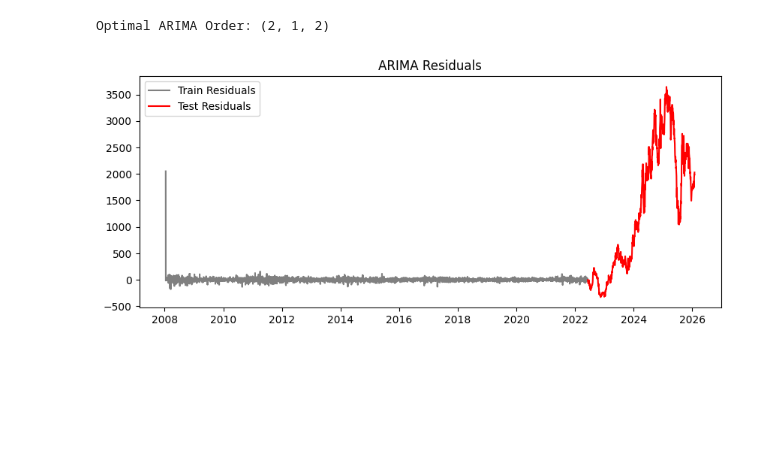
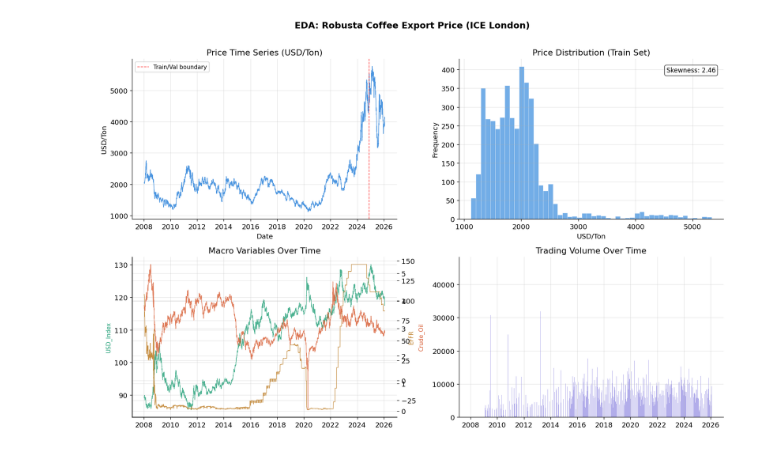
Before and after one commit to 2imMinh/demo, a Jupyter notebook: notebooks/02_model.ipynb, the cells around one changed output. Saved outputs shown, nothing was run; the diff lists cells and outputs as text; code cells hidden in the pictures; blank space fills up the shorter version.

```diff
--- a/notebooks/02_model.ipynb
+++ b/notebooks/02_model.ipynb
@@ -34,0 +56,7 @@ def dm_test(actual, pred1, pred2):
+# %%
+## 1.2 Data Loading & Integration
+df = pd.read_csv('Data/Processed/Cleaned_Multivariate_Data.csv')
+df['Date'] = pd.to_datetime(df['Date'])
+
+print(f"Dataset: {df.shape}  |  {df['Date'].min().date()} → {df['Date'].max().date()}")
+display(df.head())
@@ -34,0 +73,10 @@ def dm_test(actual, pred1, pred2):
+# %%
+# 2.1 Descriptive Statistics (Pure Train Isolation)
+N_GROSS_ROWS = len(df) - TEST_SIZE
+df_eda = df.iloc[:N_GROSS_ROWS].copy()
+
+print(f"EDA isolation: {len(df_eda)} rows  "
+      f"({df_eda['Date'].min().date()} → {df_eda['Date'].max().date()})")
+
+print("\n=== Descriptive Statistics (Pure Train) ===")
+display(df_eda[FEATURES].describe().round(2))
@@ -35,29 +96,43 @@ def dm_test(actual, pred1, pred2):
 # %%
-# 2. ARIMA MODELING
-df = pd.read_csv('Data/Processed/Cleaned_Multivariate_Data.csv', index_col='Date', parse_dates=True)
-features = ['Last Price', 'Volume', 'USD_Index', 'EFFR', 'Crude_Oil']
-df = df[features]
+## 2.2 Price Overview & Distributions
+fig, axes = plt.subplots(2, 2, figsize=(14, 9))
+fig.suptitle('EDA: Robusta Coffee Export Price (ICE London)',
+             fontsize=14, fontweight='bold', y=1.01)
 
-train_size = int(len(df) * 0.8)
-train_df, test_df = df.iloc[:train_size].copy(), df.iloc[train_size:].copy()
-target_train, target_test = train_df['Last Price'], test_df['Last Price']
+ax = axes[0,0]
+ax.plot(df['Date'], df['Last Price'], color=COLORS[0], lw=0.9, alpha=0.9)
+ax.axvline(df_eda['Date'].iloc[-1], color='red', ls='--', lw=1,
+           alpha=0.7, label='Train/Val boundary')
+ax.set_title('Price Time Series (USD/Ton)')
+ax.set_xlabel('Date'); ax.set_ylabel('USD/Ton')
+ax.xaxis.set_major_formatter(mdates.DateFormatter('%Y'))
+ax.legend(fontsize=9)
 
-# Fit ARIMA
-arima_model = pm.auto_arima(target_train, max_p=5, max_q=5, stepwise=True, suppress_warnings=True)
-print(f"Optimal ARIMA Order: {arima_model.order}")
+ax = axes[0,1]
+ax.hist(df_eda['Last Price'], bins=50, color=COLORS[0], alpha=0.7,
+        edgecolor='white', lw=0.4)
+ax.set_title('Price Distribution (Train Set)')
+ax.set_xlabel('USD/Ton'); ax.set_ylabel('Frequency')
+skew = df_eda['Last Price'].skew()
+ax.text(0.97, 0.95, f'Skewness: {skew:.2f}', transform=ax.transAxes,
+        ha='right', va='top', fontsize=10,
+        bbox=dict(boxstyle='round,pad=0.3', facecolor='white', alpha=0.7))
 
-train_df['ARIMA_Pred'] = arima_model.predict_in_sample()
-train_df['Residuals'] = target_train - train_df['ARIMA_Pred']
-test_df['ARIMA_Pred'] = arima_model.predict(n_periods=len(target_test)).values
-test_df['Residuals'] = target_test - test_df['ARIMA_Pred']
+ax = axes[1,0]
+for i, col in enumerate(['USD_Index','EFFR','Crude_Oil']):
+    ax2 = ax if i == 0 else ax.twinx()
+    ax2.plot(df['Date'], df[col], color=COLORS[i+1], lw=0.8, alpha=0.8, label=col)
+    ax2.set_ylabel(col, color=COLORS[i+1], fontsize=9)
+ax.set_title('Macro Variables Over Time')
+ax.xaxis.set_major_formatter(mdates.DateFormatter('%Y'))
 
-# Output: Residuals distribution
-plt.figure(figsize=(10, 4))
-plt.plot(train_df.index, train_df['Residuals'], label='Train Residuals', color='gray')
-plt.plot(test_df.index, test_df['Residuals'], label='Test Residuals', color='red')
-plt.title("ARIMA Residuals")
-plt.legend()
+ax = axes[1,1]
+ax.bar(df['Date'], df['Volume'], color=COLORS[4], alpha=0.6, width=1)
+ax.set_title('Trading Volume Over Time')
+ax.xaxis.set_major_formatter(mdates.DateFormatter('%Y'))
+
+plt.tight_layout()
+plt.savefig('eda_price_overview.png', bbox_inches='tight', dpi=120)
 plt.show()
 # %% [output]
-Optimal ARIMA Order: (2, 1, 2)
-[figure, old version]
+[figure, new version]
```
Also changed, not shown: parts of 31 cells of this notebook, 28 other files.
